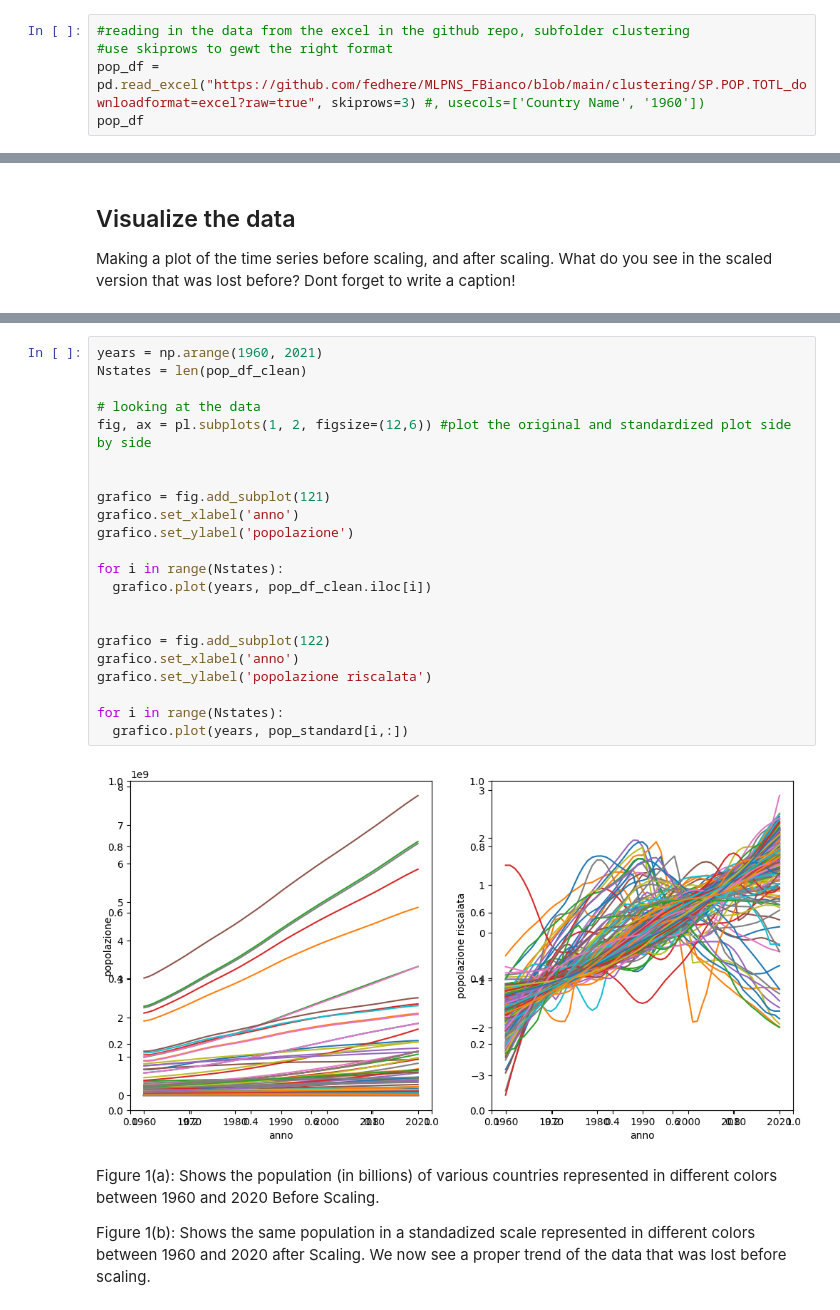
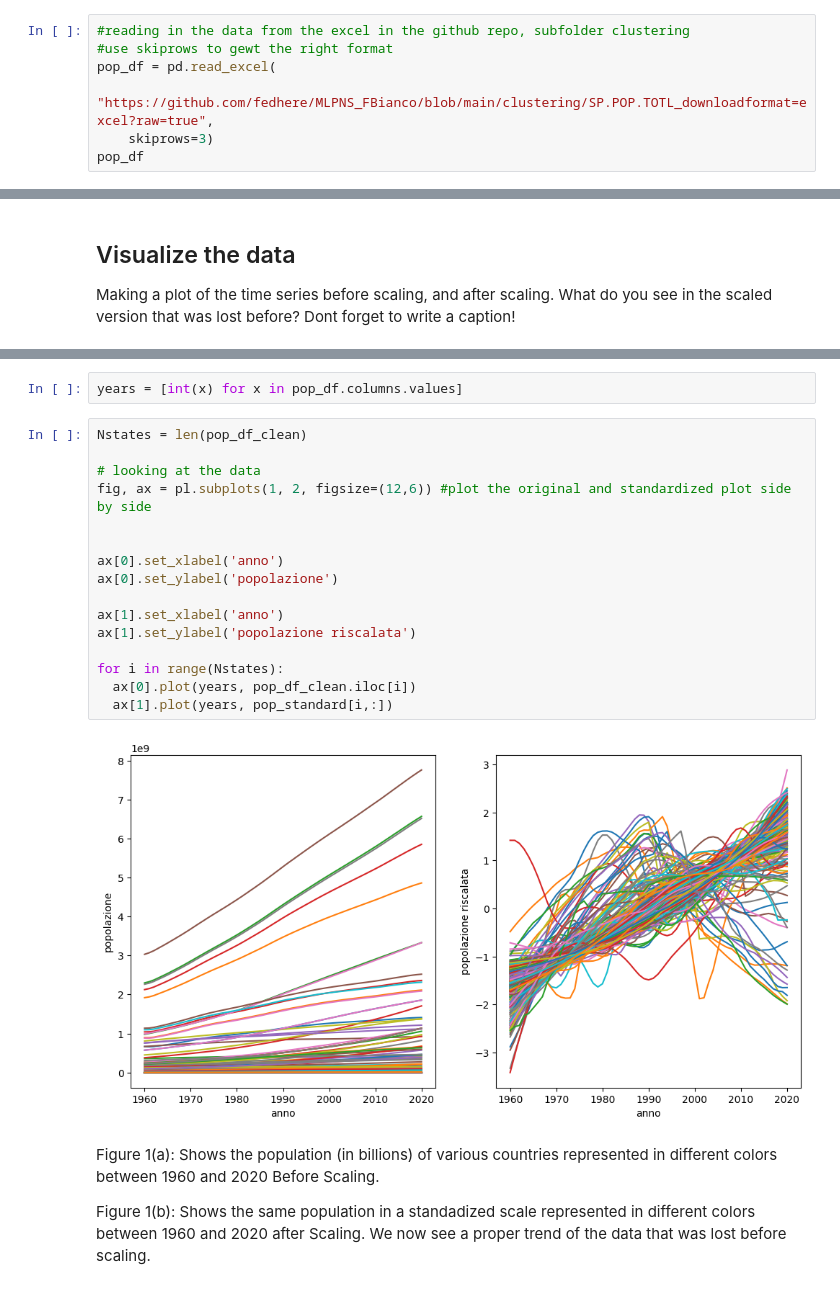
Before and after one commit to TheFox9711/MLPNS_LVolpi, a Jupyter notebook: TimeSeriesClustering.ipynb, the cells around one changed output, grey strips where cells are left out. Drawn from its saved outputs; the diff is of its cells as text.

```diff
--- a/TimeSeriesClustering.ipynb
+++ b/TimeSeriesClustering.ipynb
@@ -38,7 +38,9 @@ Finally, will set the country name as the index for this dataframe. Will do that
 # %%
 #reading in the data from the excel in the github repo, subfolder clustering
 #use skiprows to gewt the right format
-pop_df = pd.read_excel("https://github.com/fedhere/MLPNS_FBianco/blob/main/clustering/SP.POP.TOTL_downloadformat=excel?raw=true", skiprows=3) #, usecols=['Country Name', '1960'])
+pop_df = pd.read_excel(
+    "https://github.com/fedhere/MLPNS_FBianco/blob/main/clustering/SP.POP.TOTL_downloadformat=excel?raw=true",
+    skiprows=3)
 pop_df
 # %% [output]
 |  | Country Name | Country Code | Indicator Name | Indicator Code | 1960 | 1961 | 1962 | 1963 | ... |
@@ -221,27 +215,23 @@ Name: Aruba, Length: 61, dtype: float64
+# %%
+years = [int(x) for x in pop_df.columns.values]
 # %%
-years = np.arange(1960, 2021)
 Nstates = len(pop_df_clean)
 
 # looking at the data
 fig, ax = pl.subplots(1, 2, figsize=(12,6)) #plot the original and standardized plot side by side
 
 
-grafico = fig.add_subplot(121)
-grafico.set_xlabel('anno')
-grafico.set_ylabel('popolazione')
+ax[0].set_xlabel('anno')
+ax[0].set_ylabel('popolazione')
+
+ax[1].set_xlabel('anno')
+ax[1].set_ylabel('popolazione riscalata')
 
 for i in range(Nstates):
-  grafico.plot(years, pop_df_clean.iloc[i])
-
-
-grafico = fig.add_subplot(122)
-grafico.set_xlabel('anno')
-grafico.set_ylabel('popolazione riscalata')
-
-for i in range(Nstates):
-  grafico.plot(years, pop_standard[i,:])
+  ax[0].plot(years, pop_df_clean.iloc[i])
+  ax[1].plot(years, pop_standard[i,:])
 # %% [output]
-[figure, old version]
+[figure, new version]
 # %% [markdown]
 Figure 1(a): Shows the population (in billions) of various countries represented in different colors between 1960 and 2020 Before Scaling.
 
```
Also changed, not shown: parts of 19 cells of this notebook.
